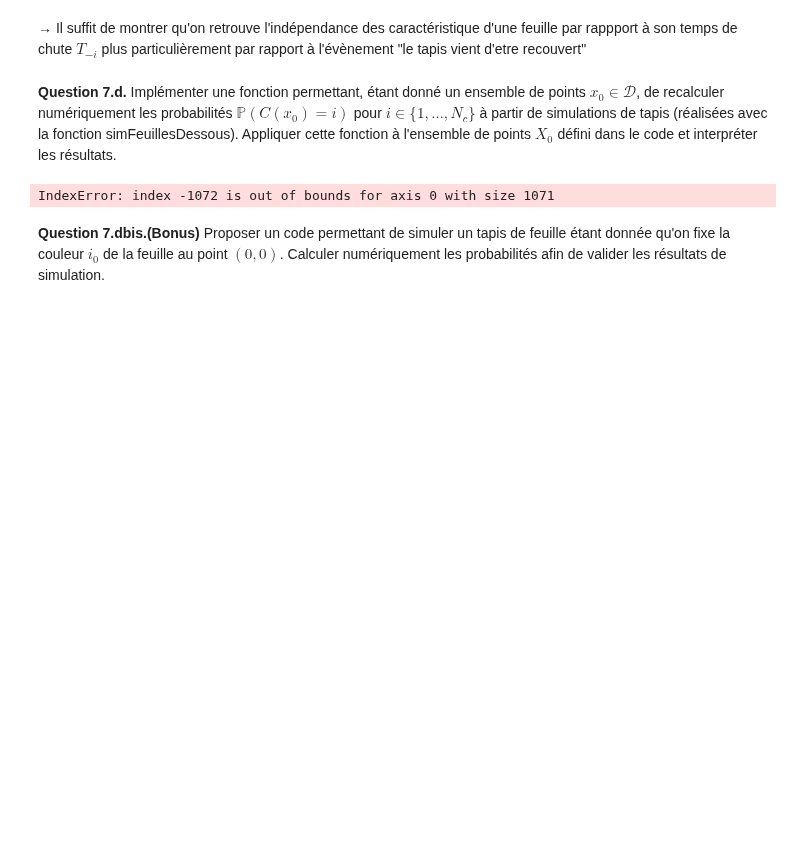
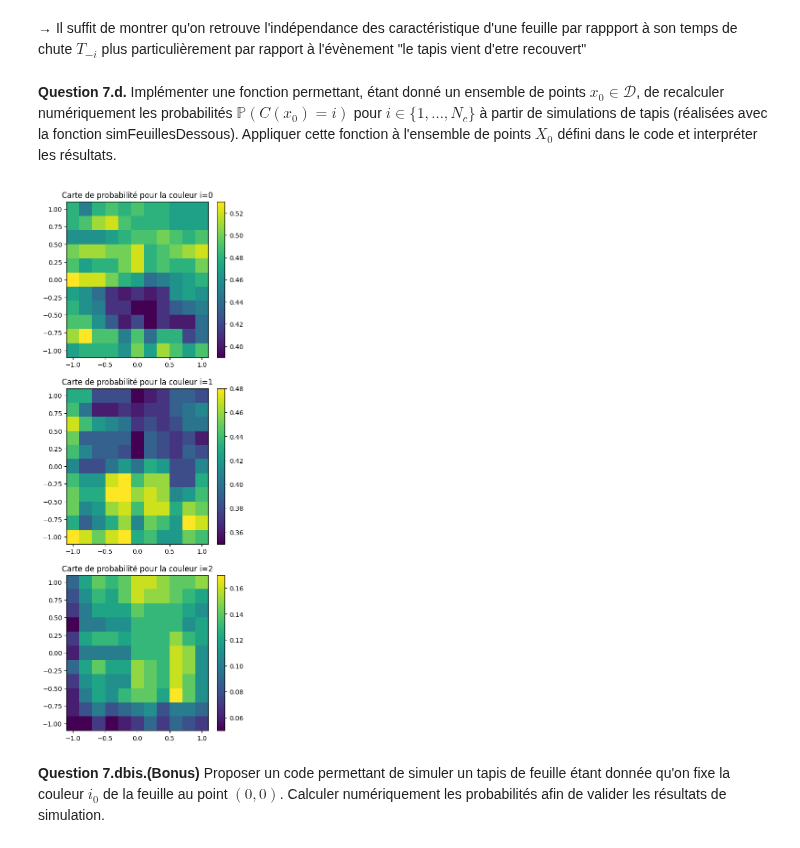
Before and after one commit to bavrillon/Projet-Maths-2---Probas, a Jupyter notebook: PN_Probas_24-25_VF.ipynb, the cells around one changed output. Drawn from its saved outputs; the diff is of its cells as text; code cells hidden in the pictures; blank space fills up the shorter version.

```diff
--- a/PN_Probas_24-25_VF.ipynb
+++ b/PN_Probas_24-25_VF.ipynb
@@ -812,12 +812,13 @@ def calcProb(X0,nsim):
         Sim = simFeuillesDessous(theta,p,a,b,Dext)
         pts_non_couverts = np.ones(nb_pts, dtype=np.int8)
         j = -1  #La dernière feuille tombée sur le pt détermine sa couleur, donc on parcourt la simulation par temps décroissants
-        while sum(pts_non_couverts)>0:
+        while sum(pts_non_couverts)>0 and j>=-nb_pts:
+
             coordonnees_feuille_j, taille_feuille_j, couleur_feuille_j = Sim[j,1:3], Sim[j,3], Sim[j,4]
             difference = np.zeros((nb_pts,2), dtype=np.int8)
-            difference[pts_non_couverts] = X0[pts_non_couverts] - coordonnees_feuille_j
+            difference[(pts_non_couverts==1)] = X0[(pts_non_couverts==1)] - coordonnees_feuille_j
             pts_couverts_par_feuille_j = np.zeros(nb_pts, dtype=np.int8)
-            pts_couverts_par_feuille_j[pts_non_couverts & (np.linalg.norm(difference, ord=1, axis=1) <= taille_feuille_j)] = 1  # Ensemble des points couverts pour la première fois pas la feuille i
+            pts_couverts_par_feuille_j[(pts_non_couverts==1) & (np.linalg.norm(difference, ord=1, axis=1) <= taille_feuille_j)] = 1  # Ensemble des points couverts pour la première fois pas la feuille i
             pts_couverts_par_feuille_j = pts_couverts_par_feuille_j.astype(bool)
             Prob[pts_couverts_par_feuille_j,int(couleur_feuille_j)] = Prob[pts_couverts_par_feuille_j,int(couleur_feuille_j)] + 1
             pts_non_couverts[pts_couverts_par_feuille_j] = 0
@@ -827,20 +828,20 @@ def calcProb(X0,nsim):
 # %%
 # TEMPS D'EXECUTION APPROXIMATIF → 1min30s
 
 ## Points sur lesquels évaluer les probabilités
 X0=np.stack(np.meshgrid(np.arange(D[0],D[1]+0.2,0.2),np.arange(D[0],D[1]+0.2,0.2)),axis=-1).reshape(-1,2)
 
 ## Calcul et représentation
-pvec=calcProb(X0,3)
+pvec=calcProb(X0,100)
 fig, ax = plt.subplots(3,1,figsize=(5,15))
 Ngd=int(X0.shape[0]**0.5)
 for i in range(Nc):
     im=ax[i].pcolormesh(X0[:,0].reshape((Ngd,Ngd)),X0[:,1].reshape((Ngd,Ngd)),pvec[:,i].reshape((Ngd,Ngd)))
     ax[i].set_title("Carte de probabilité pour la couleur i="+str(i))
     fig.colorbar(im)
 plt.show()
 # %% [output]
-IndexError: index -1072 is out of bounds for axis 0 with size 1071
+[figure, added]
 # %% [markdown]
 **Question 7.dbis.(Bonus)** Proposer un code permettant de simuler un tapis de feuille étant donnée qu'on fixe la couleur $i_0$ de la feuille au point $(0,0)$. Calculer numériquement les probabilités afin de valider les résultats de simulation.
 # %%
```
Also changed, not shown: parts of 5 cells of this notebook.
